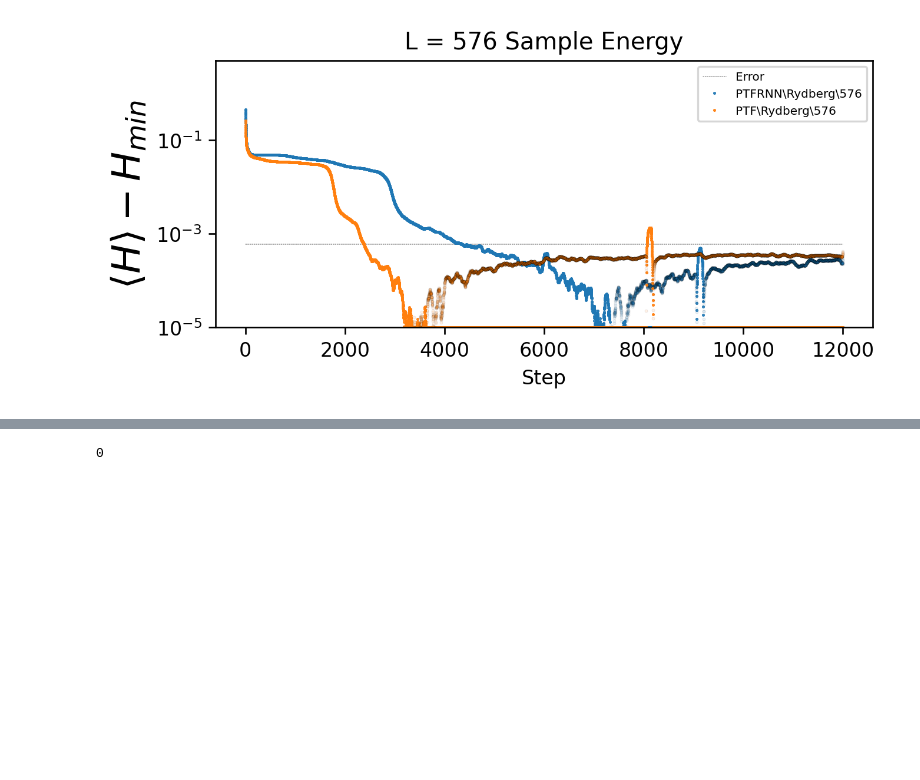
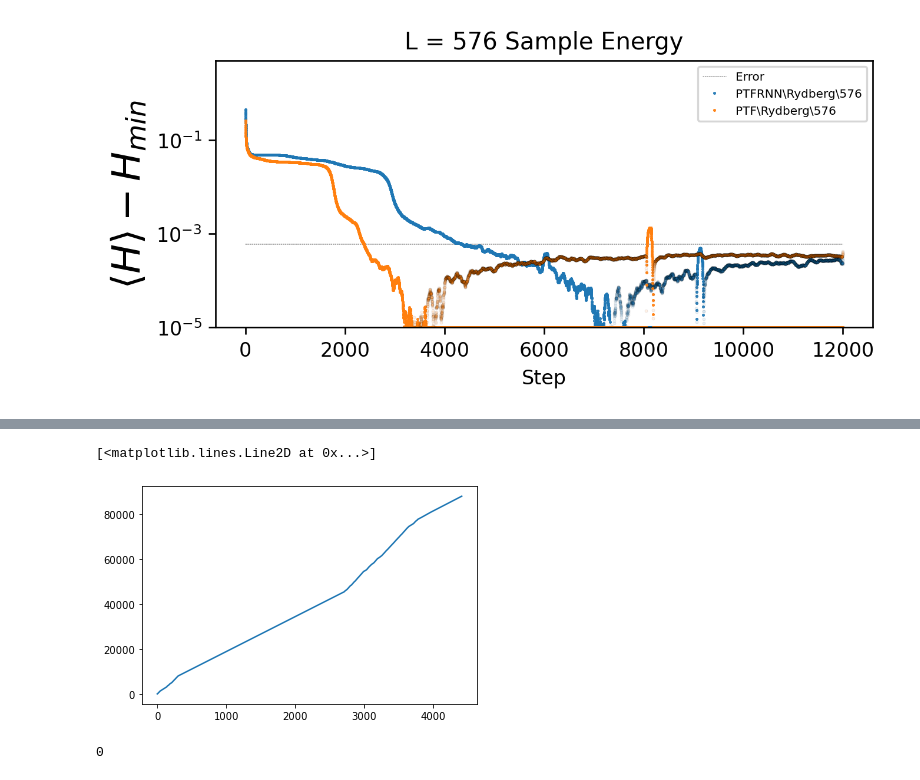
Before and after one commit to ksprague1/NN-QSR, a Jupyter notebook: Results.ipynb, the cells around one changed output, grey strips where cells are left out. Cells and saved outputs as stored; diff of their text form; code cells hidden in the pictures; blank space fills up the shorter version.

```diff
--- a/Results.ipynb
+++ b/Results.ipynb
@@ -216,3 +191,9 @@ L=576 PTFRNN\Rydberg\576,kl=0.00: -0.372703|
+# %%
+dbg = np.load("PTF\\Rydberg\\1024-NoQ-B=256-K=64-Nh=128-kl=0.00\\0\\DEBUG.NPY")
+plt.plot(dbg[:,-1])
+# %% [output]
+[<matplotlib.lines.Line2D at 0x...>]
+[figure, added]
 # %%
 
 os.system("git commit -a -m \"Added kl divergence term\"")
```
Also changed, not shown: parts of 9 cells of this notebook, 5 other files.
